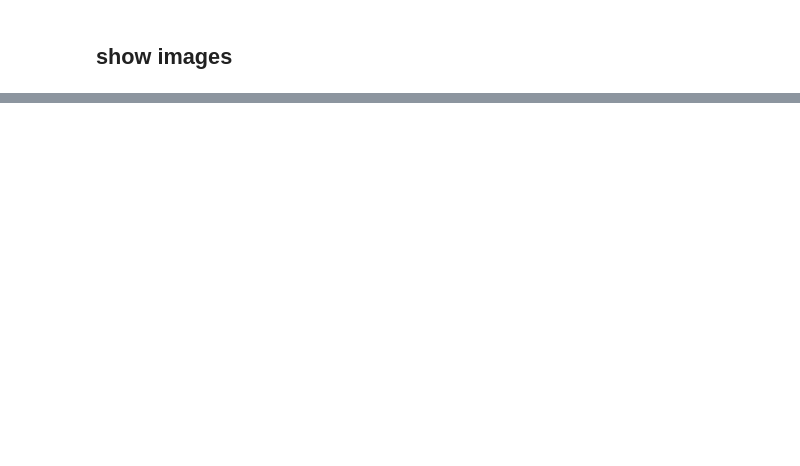
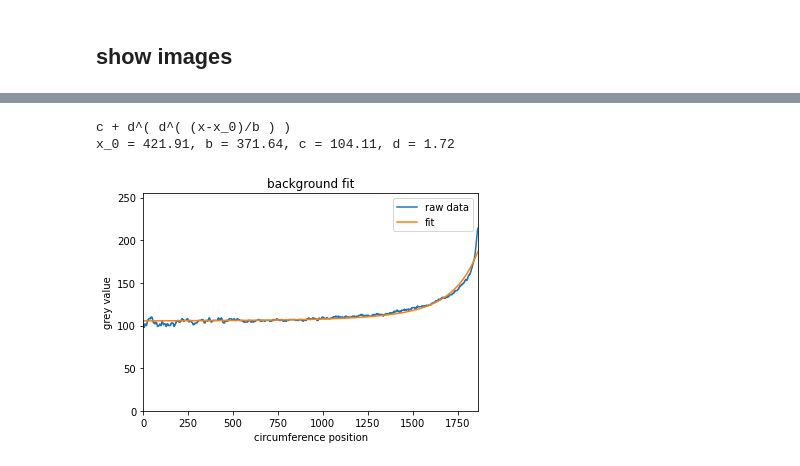
Before and after one commit to kleinerELM/CT_edge_hardening_remover, a Jupyter notebook: edge hardening remover.ipynb, the cells around one changed output, grey strips where cells are left out. Saved outputs shown, nothing was run; the diff lists cells and outputs as text; code cells hidden in the pictures; blank space fills up the shorter version.

```diff
--- a/edge hardening remover.ipynb
+++ b/edge hardening remover.ipynb
@@ -129,0 +77,6 @@ for i in range(len(polar_image)):
+# %%
+polar_background, polar_background_fit, background_offset = CT.get_polar_background(polar_image)
+# %% [output]
+c + d^( d^( (x-x_0)/b ) )
+x_0 = 421.91, b = 371.64, c = 104.11, d = 1.72
+[figure, added]
```
Also changed, not shown: parts of 11 cells of this notebook, 1 other file.
